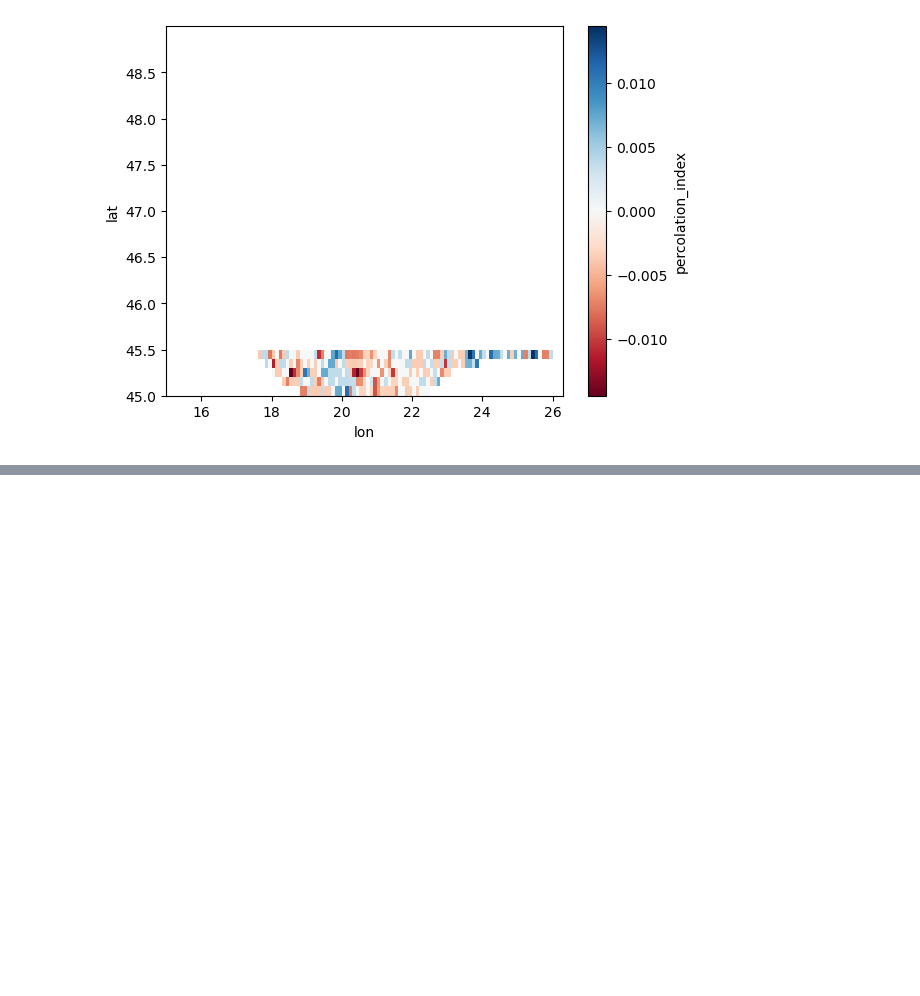
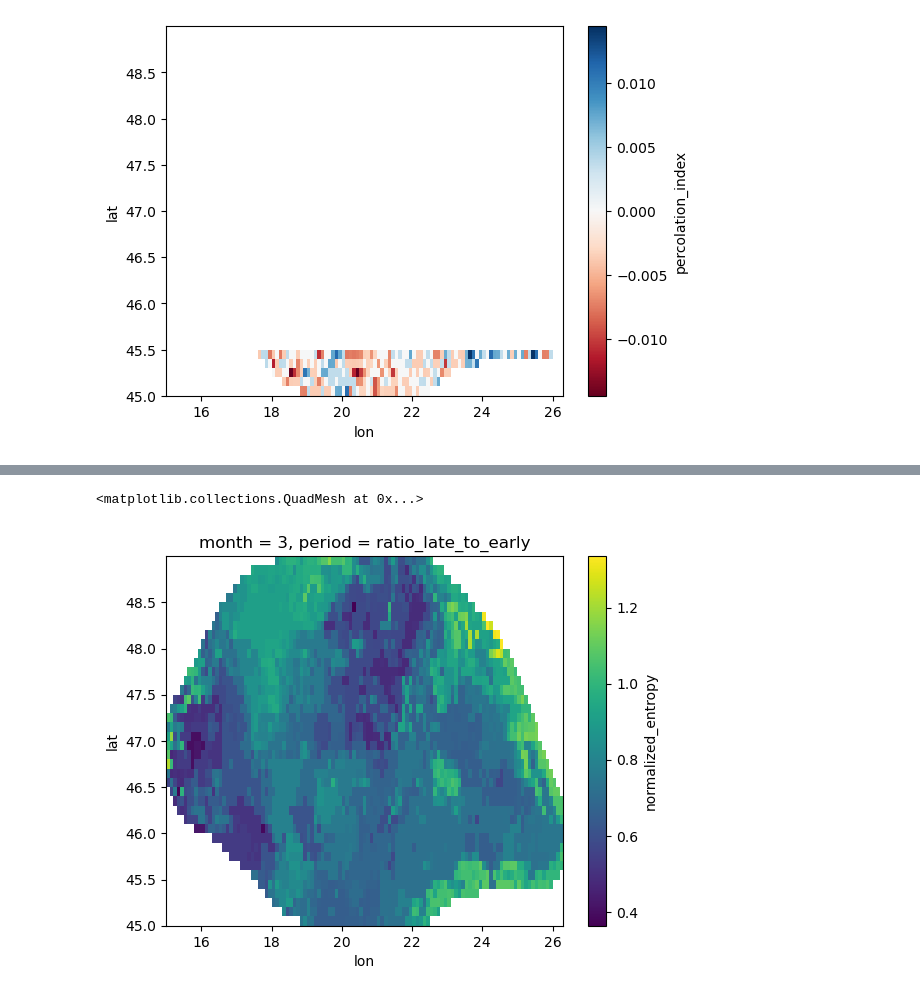
Before and after one commit to Saska1618/TimeBasedClimateNetworks, a Jupyter notebook: networks/pipeline/create_networks_calculate_indexes.ipynb, the cells around one changed output, grey strips where cells are left out. Cells and saved outputs as stored; diff of their text form; code cells hidden in the pictures; blank space fills up the shorter version.

```diff
--- a/networks/pipeline/create_networks_calculate_indexes.ipynb
+++ b/networks/pipeline/create_networks_calculate_indexes.ipynb
@@ -1020,7 +1023,10 @@ ds['percolation_index'].plot(cmap = 'RdBu')
 # %%
-# import xarray as xr
-# ds = xr.open_dataset(f"networks_indexes_combined_output.nc")
+import xarray as xr
+ds = xr.open_dataset(f"networks_indexes_combined_output.nc")
 
-# # Example: Plot Shannon Entropy for Month 1, Early Period
-# ds['normalized_entropy'].sel(month=3, period='ratio_late_to_early').plot()
+# Example: Plot Shannon Entropy for Month 1, Early Period
+ds['normalized_entropy'].sel(month=3, period='ratio_late_to_early').plot()
+# %% [output]
+<matplotlib.collections.QuadMesh at 0x...>
+[figure, added]
 # %%
```
Also changed, not shown: parts of 4 cells of this notebook, 2 other files.
